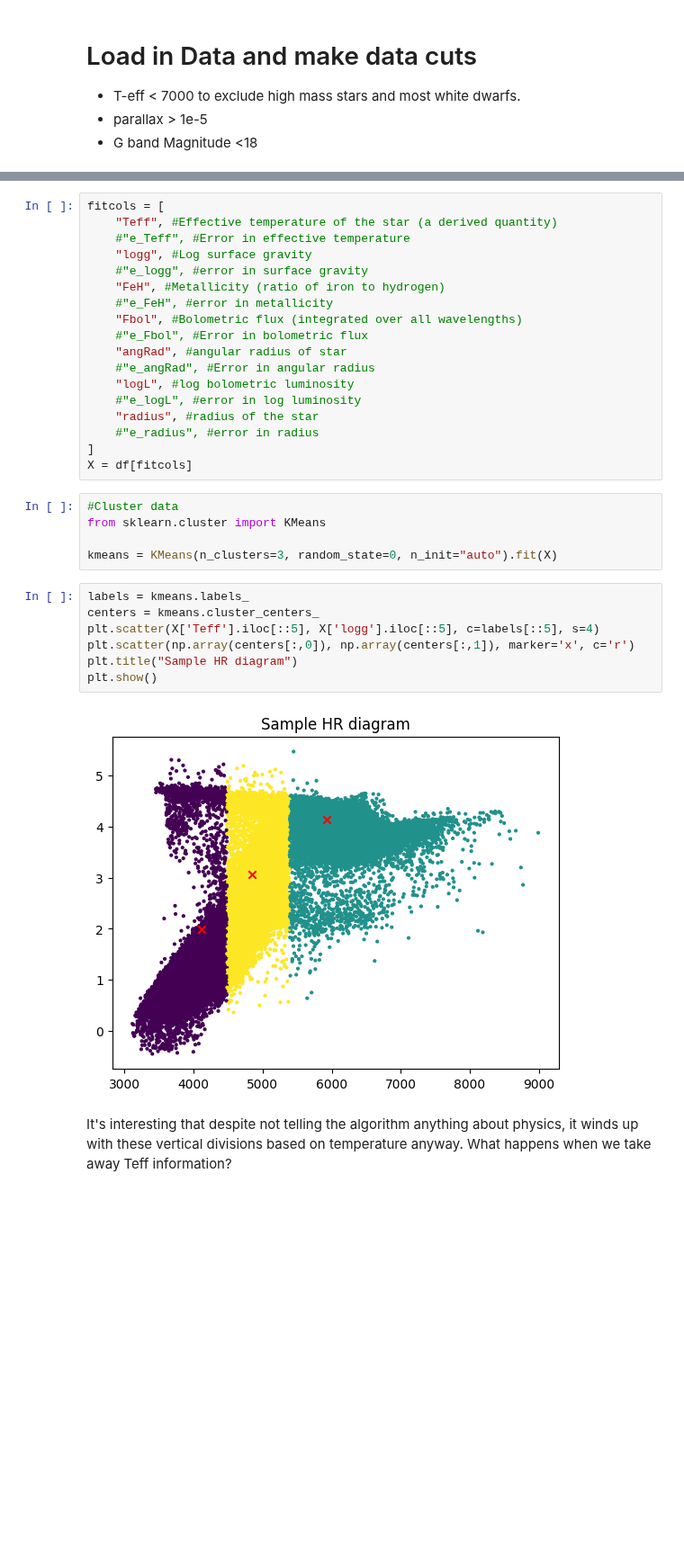
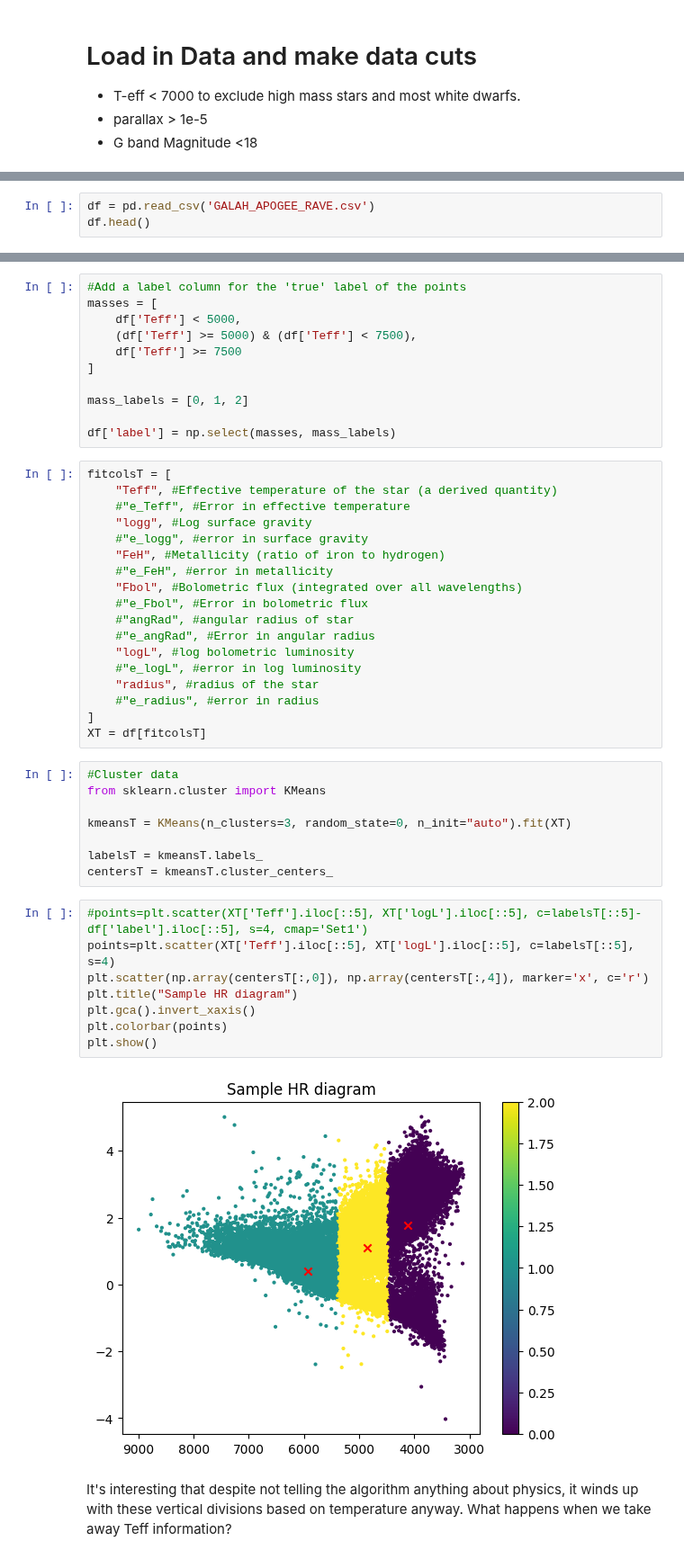
Before and after one commit to PK0207/geology_final_project, a Jupyter notebook: Yu_data.ipynb, the cells around one changed output, grey strips where cells are left out. Shown at 90% size. Drawn from its saved outputs; the diff is of its cells as text; blank space fills up the shorter version.

```diff
--- a/Yu_data.ipynb
+++ b/Yu_data.ipynb
@@ -114,0 +104,3 @@ df.to_csv('GALAH_APOGEE_RAVE.csv', index=False)
+# %%
+df = pd.read_csv('GALAH_APOGEE_RAVE.csv')
+df.head()
@@ -164,5 +156,16 @@ plt.show()
+# %%
+#Add a label column for the 'true' label of the points
+masses = [
+    df['Teff'] < 5000,
+    (df['Teff'] >= 5000) & (df['Teff'] < 7500),
+    df['Teff'] >= 7500
+]
+
+mass_labels = [0, 1, 2]
+
+df['label'] = np.select(masses, mass_labels)
 # %%
-fitcols = [
+fitcolsT = [
     "Teff", #Effective temperature of the star (a derived quantity)
     #"e_Teff", #Error in effective temperature
     "logg", #Log surface gravity
@@ -171,28 +174,32 @@ fitcols = [
     #"e_FeH", #error in metallicity
     "Fbol", #Bolometric flux (integrated over all wavelengths)
     #"e_Fbol", #Error in bolometric flux
-    "angRad", #angular radius of star
+    #"angRad", #angular radius of star
     #"e_angRad", #Error in angular radius
     "logL", #log bolometric luminosity
     #"e_logL", #error in log luminosity
     "radius", #radius of the star
     #"e_radius", #error in radius
 ]
-X = df[fitcols]
+XT = df[fitcolsT]
 # %%
 #Cluster data
 from sklearn.cluster import KMeans
 
-kmeans = KMeans(n_clusters=3, random_state=0, n_init="auto").fit(X)
+kmeansT = KMeans(n_clusters=3, random_state=0, n_init="auto").fit(XT)
+
+labelsT = kmeansT.labels_
+centersT = kmeansT.cluster_centers_
 # %%
-labels = kmeans.labels_
-centers = kmeans.cluster_centers_
-plt.scatter(X['Teff'].iloc[::5], X['logg'].iloc[::5], c=labels[::5], s=4)
-plt.scatter(np.array(centers[:,0]), np.array(centers[:,1]), marker='x', c='r')
+#points=plt.scatter(XT['Teff'].iloc[::5], XT['logL'].iloc[::5], c=labelsT[::5]-df['label'].iloc[::5], s=4, cmap='Set1')
+points=plt.scatter(XT['Teff'].iloc[::5], XT['logL'].iloc[::5], c=labelsT[::5], s=4)
+plt.scatter(np.array(centersT[:,0]), np.array(centersT[:,4]), marker='x', c='r')
 plt.title("Sample HR diagram")
+plt.gca().invert_xaxis()
+plt.colorbar(points)
 plt.show()
 # %% [output]
-[figure, old version]
+[figure, new version]
 # %% [markdown]
 It's interesting that despite not telling the algorithm anything about physics, it winds up with these vertical divisions based on temperature anyway. What happens when we take away Teff information?
 # %%
```
Also changed, not shown: parts of 14 cells of this notebook, 2 other files.
